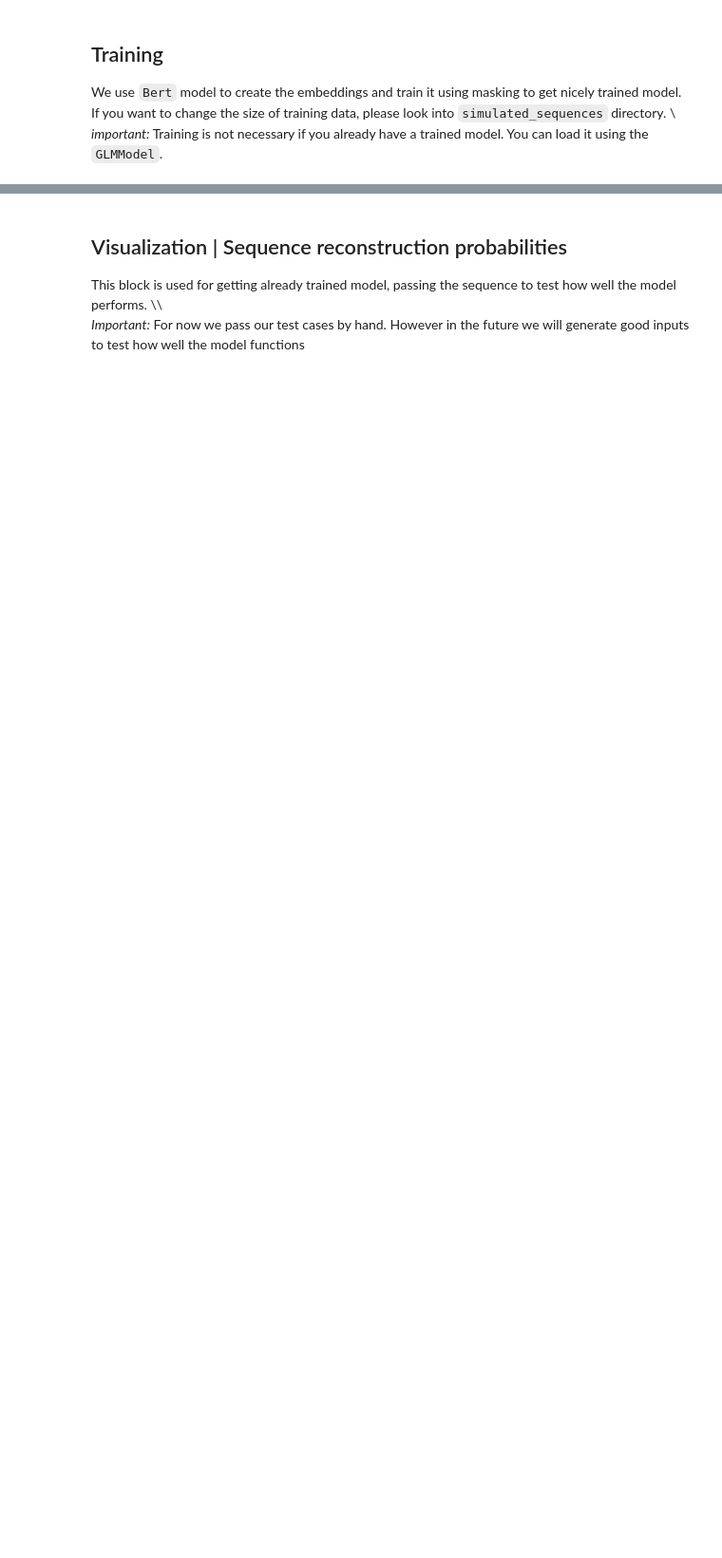
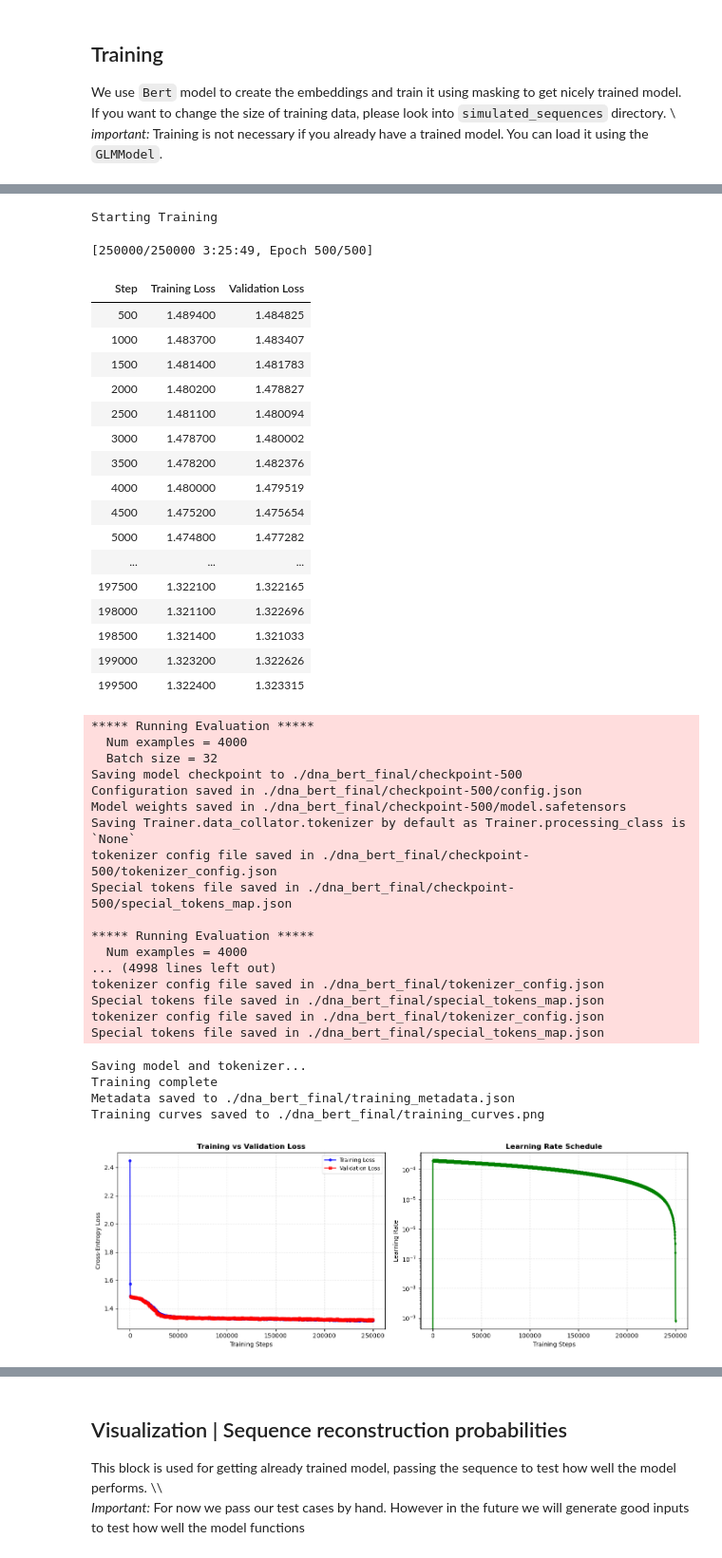
Before and after one commit to giokepa/Sysgen-GLM-for-Indels, a Jupyter notebook: visualize_data.ipynb, the cells around one changed output, grey strips where cells are left out. Shown at 95% size. Saved outputs shown, nothing was run; the diff lists cells and outputs as text; code cells hidden in the pictures; blank space fills up the shorter version.

Commit message:
fix generate data

```diff
--- a/visualize_data.ipynb
+++ b/visualize_data.ipynb
@@ -24,4 +24,5 @@ Final validation loss: 0.9409
 We use `Bert` model to create the embeddings and train it using masking to get nicely trained model. If you want to change the size of training data, please look into `simulated_sequences` directory. \\\
 *important:* Training is not necessary if you already have a trained model. You can load it using the `GLMModel`.
 # %%
-model.train(epochs=20, batch_size=16, lr=2e-4)
+model.train(epochs=500, batch_size=32, lr=2e-4)
+# %% [output]
@@ -27,0 +39,41 @@ model.train(epochs=20, batch_size=16, lr=2e-4)
+Starting Training
+[250000/250000 3:25:49, Epoch 500/500]
+| Step | Training Loss | Validation Loss |
+| 500 | 1.489400 | 1.484825 |
+| 1000 | 1.483700 | 1.483407 |
+| 1500 | 1.481400 | 1.481783 |
+| 2000 | 1.480200 | 1.478827 |
+| 2500 | 1.481100 | 1.480094 |
+| 3000 | 1.478700 | 1.480002 |
+| 3500 | 1.478200 | 1.482376 |
+| 4000 | 1.480000 | 1.479519 |
+| 4500 | 1.475200 | 1.475654 |
+| 5000 | 1.474800 | 1.477282 |
+| ... | ... | ... |
+| 197500 | 1.322100 | 1.322165 |
+| 198000 | 1.321100 | 1.322696 |
+| 198500 | 1.321400 | 1.321033 |
+| 199000 | 1.323200 | 1.322626 |
+| 199500 | 1.322400 | 1.323315 |
+***** Running Evaluation *****
+  Num examples = 4000
+  Batch size = 32
+Saving model checkpoint to ./dna_bert_final/checkpoint-500
+Configuration saved in ./dna_bert_final/checkpoint-500/config.json
+Model weights saved in ./dna_bert_final/checkpoint-500/model.safetensors
+Saving Trainer.data_collator.tokenizer by default as Trainer.processing_class is `None`
+tokenizer config file saved in ./dna_bert_final/checkpoint-500/tokenizer_config.json
+Special tokens file saved in ./dna_bert_final/checkpoint-500/special_tokens_map.json
+
+***** Running Evaluation *****
+  Num examples = 4000
+... (4998 lines left out)
+tokenizer config file saved in ./dna_bert_final/tokenizer_config.json
+Special tokens file saved in ./dna_bert_final/special_tokens_map.json
+tokenizer config file saved in ./dna_bert_final/tokenizer_config.json
+Special tokens file saved in ./dna_bert_final/special_tokens_map.json
+Saving model and tokenizer...
+Training complete
+Metadata saved to ./dna_bert_final/training_metadata.json
+Training curves saved to ./dna_bert_final/training_curves.png
+[figure, added]
```
Also changed, not shown: parts of 7 cells of this notebook, 16 other files.
